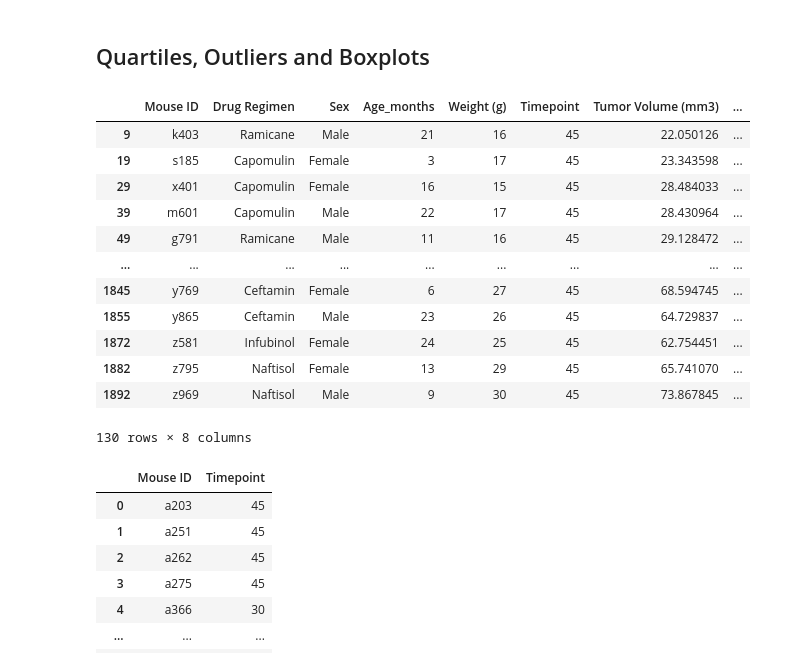
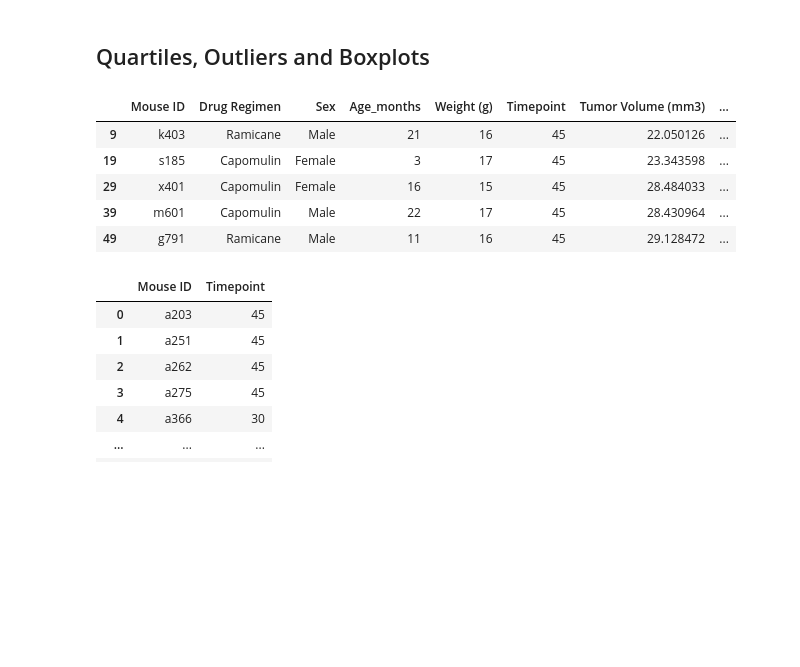
Before and after one commit to MichFig/Matplotlib, a Jupyter notebook: Pymaceuticals/pymaceuticals.ipynb, the cells around one changed output. Saved outputs shown, nothing was run; the diff lists cells and outputs as text; code cells hidden in the pictures; blank space fills up the shorter version.

```diff
--- a/Pymaceuticals/pymaceuticals.ipynb
+++ b/Pymaceuticals/pymaceuticals.ipynb
@@ -196,25 +214,19 @@ plt.show()
 # %%
 # Calculate the final tumor volume of each mouse across four of the treatment regimens:
 # Capomulin, Ramicane, Infubinol, and Ceftamin
 # Start by getting the last (greatest) timepoint for each mouse
 drug_tv = clean_df.sort_values(["Drug Regimen", "Mouse ID", "Timepoint"], ascending=True)
+
 # Select final volume of each mouse
 final_tv_df = clean_df.loc[clean_df["Timepoint"] == 45]
-final_tv_df
+final_tv_df.head()
 # %% [output]
 |  | Mouse ID | Drug Regimen | Sex | Age_months | Weight (g) | Timepoint | Tumor Volume (mm3) | ... |
 | 9 | k403 | Ramicane | Male | 21 | 16 | 45 | 22.050126 | ... |
 | 19 | s185 | Capomulin | Female | 3 | 17 | 45 | 23.343598 | ... |
 | 29 | x401 | Capomulin | Female | 16 | 15 | 45 | 28.484033 | ... |
 | 39 | m601 | Capomulin | Male | 22 | 17 | 45 | 28.430964 | ... |
 | 49 | g791 | Ramicane | Male | 11 | 16 | 45 | 29.128472 | ... |
-| ... | ... | ... | ... | ... | ... | ... | ... | ... |
-| 1845 | y769 | Ceftamin | Female | 6 | 27 | 45 | 68.594745 | ... |
-| 1855 | y865 | Ceftamin | Male | 23 | 26 | 45 | 64.729837 | ... |
-| 1872 | z581 | Infubinol | Female | 24 | 25 | 45 | 62.754451 | ... |
-| 1882 | z795 | Naftisol | Female | 13 | 29 | 45 | 65.741070 | ... |
-| 1892 | z969 | Naftisol | Male | 9 | 30 | 45 | 73.867845 | ... |
-130 rows × 8 columns
 # %%
 max_mouse_timepoint = clean_df.groupby('Mouse ID')['Timepoint'].max()
 max_mouse_timepoint.reset_index()
```
Also changed, not shown: parts of 8 cells of this notebook.
